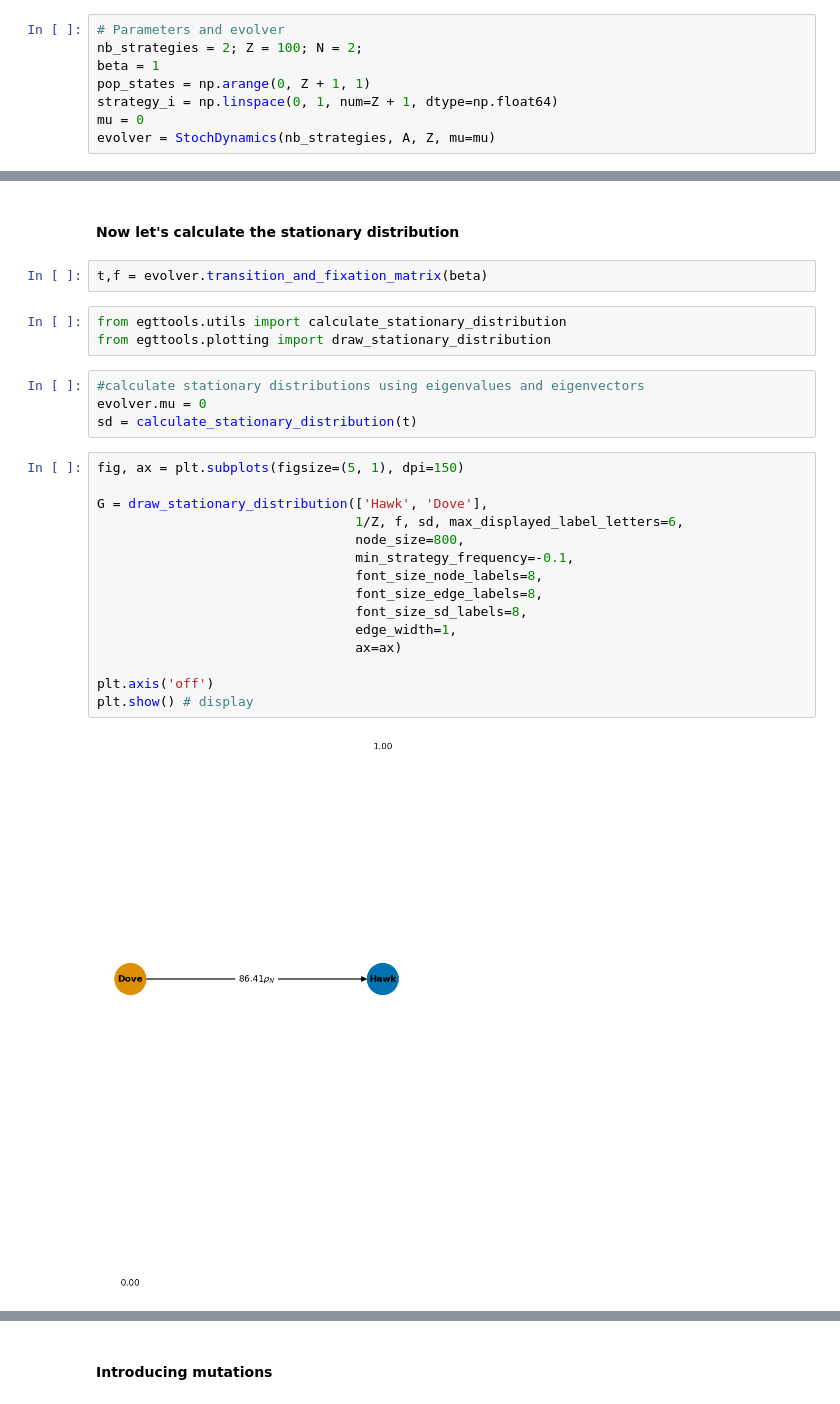
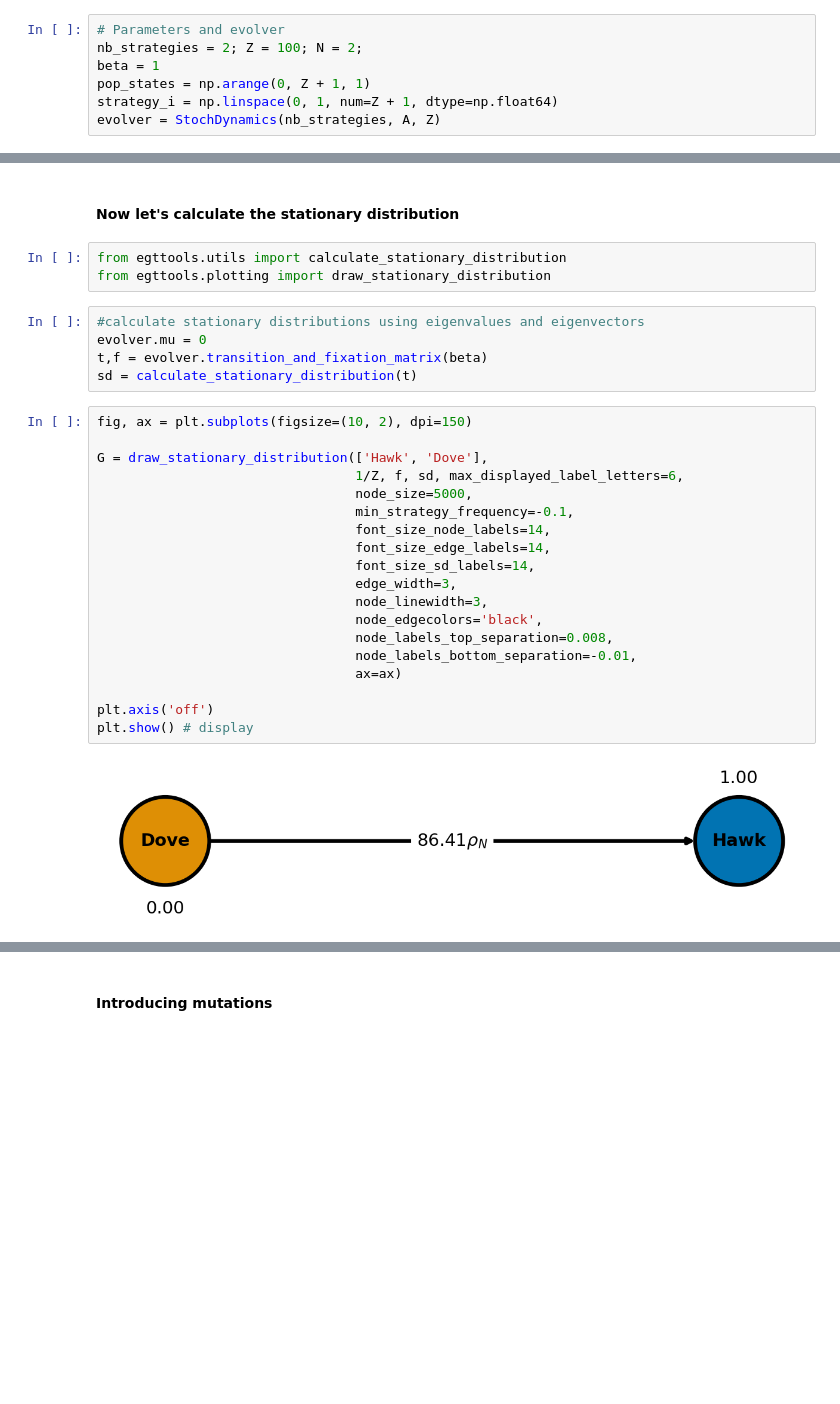
Before and after one commit to Socrats/egt-tutorial, a Jupyter notebook: hawk_dove_dynamics.ipynb, the cells around one changed output, grey strips where cells are left out. Drawn from its saved outputs; the diff is of its cells as text; blank space fills up the shorter version.

```diff
--- a/hawk_dove_dynamics.ipynb
+++ b/hawk_dove_dynamics.ipynb
@@ -98,8 +75,7 @@ nb_strategies = 2; Z = 100; N = 2;
 beta = 1
 pop_states = np.arange(0, Z + 1, 1)
 strategy_i = np.linspace(0, 1, num=Z + 1, dtype=np.float64)
-mu = 0
-evolver = StochDynamics(nb_strategies, A, Z, mu=mu)
+evolver = StochDynamics(nb_strategies, A, Z)
 # %%
 gradients = np.array([evolver.gradient_selection(x, 0, 1, beta)
                       for x in pop_states])
@@ -132,28 +89,31 @@ plt.show()
 # %% [markdown]
 #### Now let's calculate the stationary distribution
-# %%
-t,f = evolver.transition_and_fixation_matrix(beta)
 # %%
 from egttools.utils import calculate_stationary_distribution
 from egttools.plotting import draw_stationary_distribution
 # %%
 #calculate stationary distributions using eigenvalues and eigenvectors
 evolver.mu = 0
+t,f = evolver.transition_and_fixation_matrix(beta)
 sd = calculate_stationary_distribution(t)
 # %%
-fig, ax = plt.subplots(figsize=(5, 1), dpi=150)
+fig, ax = plt.subplots(figsize=(10, 2), dpi=150)
 
 G = draw_stationary_distribution(['Hawk', 'Dove'],
                                  1/Z, f, sd, max_displayed_label_letters=6,
-                                 node_size=800,
+                                 node_size=5000,
                                  min_strategy_frequency=-0.1,
-                                 font_size_node_labels=8,
-                                 font_size_edge_labels=8,
-                                 font_size_sd_labels=8,
-                                 edge_width=1,
+                                 font_size_node_labels=14,
+                                 font_size_edge_labels=14,
+                                 font_size_sd_labels=14,
+                                 edge_width=3,
+                                 node_linewidth=3,
+                                 node_edgecolors='black',
+                                 node_labels_top_separation=0.008,
+                                 node_labels_bottom_separation=-0.01,
                                  ax=ax)
 
 plt.axis('off')
 plt.show() # display
 # %% [output]
-[figure, old version]
+[figure, new version]
```
Also changed, not shown: parts of 22 cells of this notebook, 2 other files.
